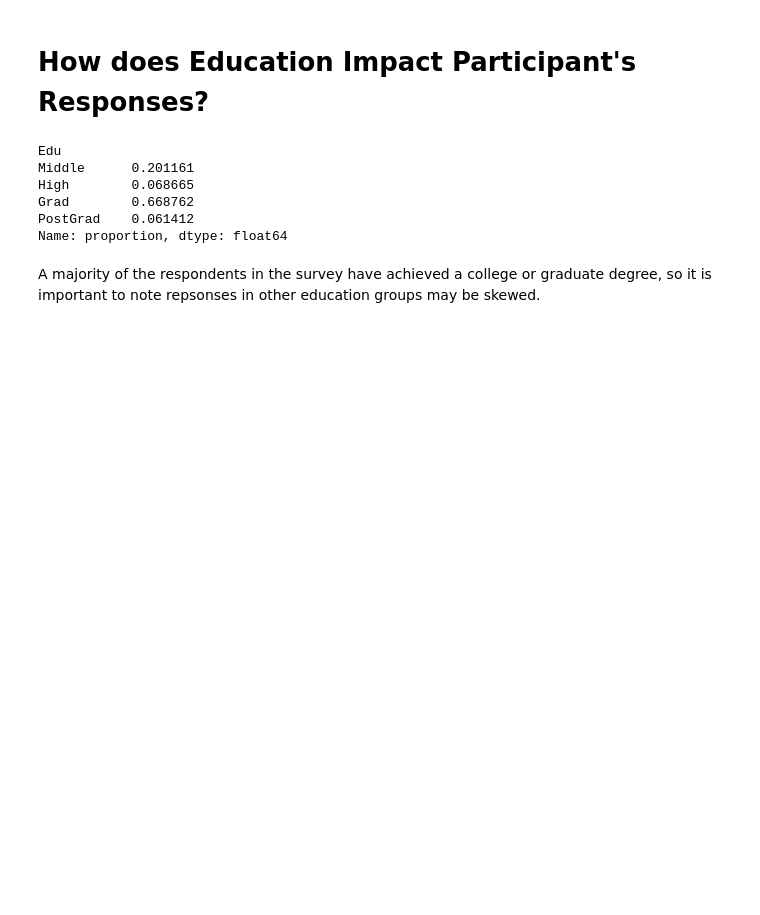
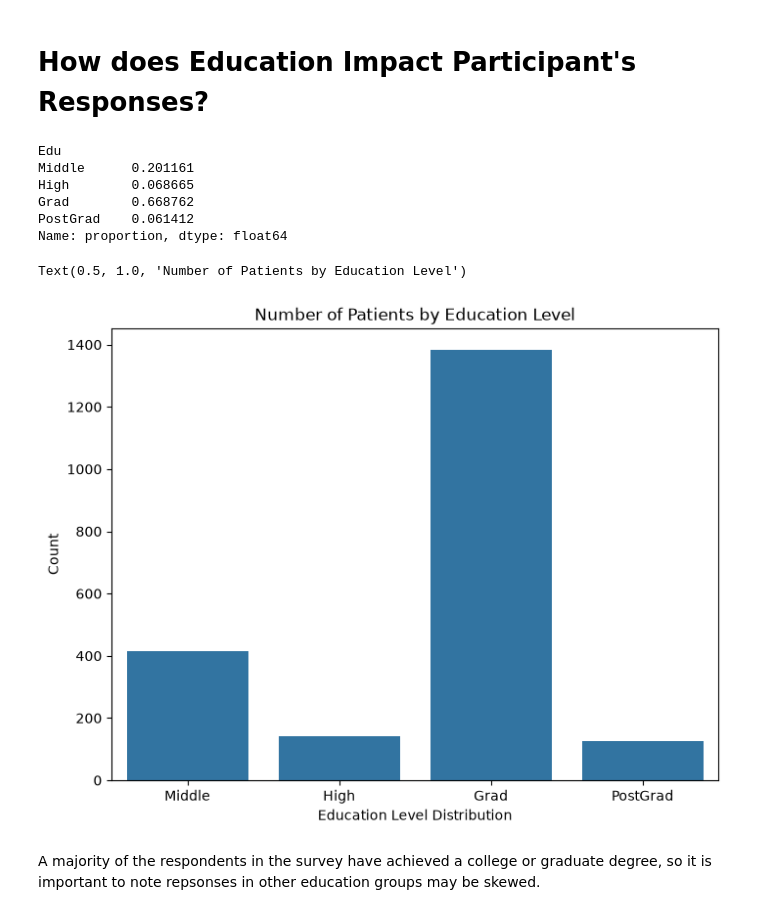
Before and after one commit to machellee/MachelleLe-EmmaMahoney-Project, a Jupyter notebook: notebooks/analysis.ipynb, the cells around one changed output. Saved outputs shown, nothing was run; the diff lists cells and outputs as text; code cells hidden in the pictures; blank space fills up the shorter version.

```diff
--- a/notebooks/analysis.ipynb
+++ b/notebooks/analysis.ipynb
@@ -100,6 +100,15 @@ High        0.068665
 Grad        0.668762
 PostGrad    0.061412
 Name: proportion, dtype: float64
+# %%
+fig,ax = plt.subplots(figsize=(8,6))
+sns.countplot(data=df, x="Edu")
+ax.set_xlabel("Education Level Distribution")
+ax.set_ylabel("Count")
+ax.set_title("Number of Patients by Education Level")
+# %% [output]
+Text(0.5, 1.0, 'Number of Patients by Education Level')
+[figure, added]
 # %% [markdown]
 A majority of the respondents in the survey have achieved a college or graduate degree, so it is important to note repsonses in other education groups may be skewed.
 # %%
```
Also changed, not shown: parts of 1 cell of this notebook, 1 other file.
